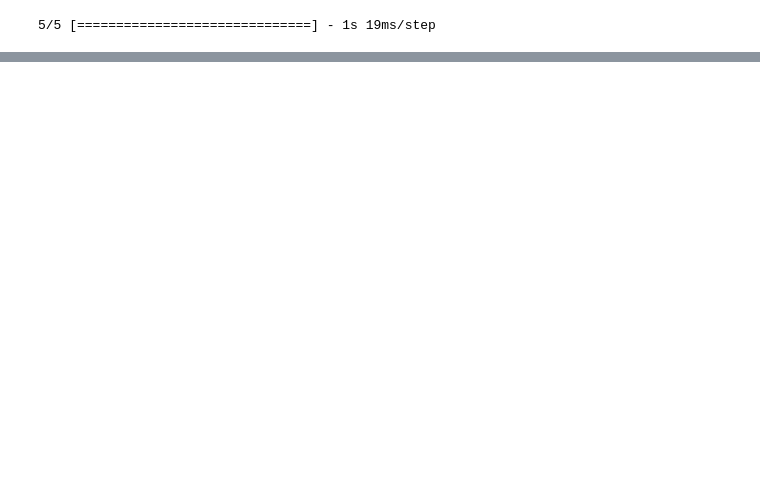
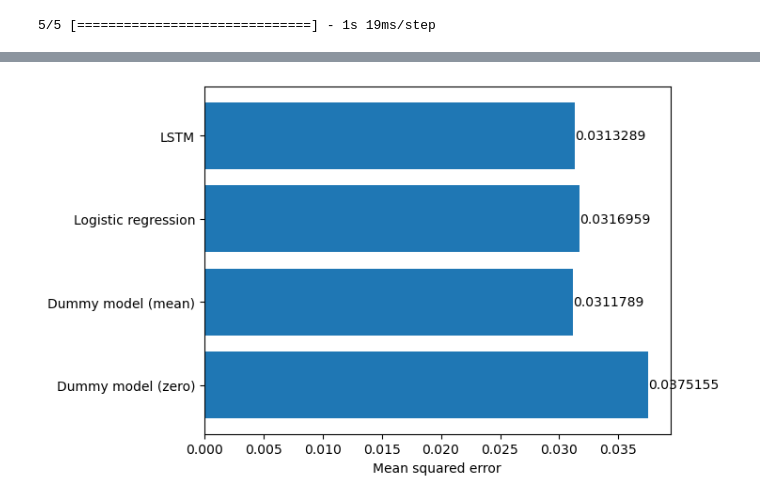
Before and after one commit to s-kganz/ForestLST, a Jupyter notebook: notebooks/build_model_v2.ipynb, the cells around one changed output, grey strips where cells are left out. Drawn from its saved outputs; the diff is of its cells as text; code cells hidden in the pictures; blank space fills up the shorter version.

```diff
--- a/notebooks/build_model_v2.ipynb
+++ b/notebooks/build_model_v2.ipynb
@@ -363,0 +391,2 @@ array([1.0450015, 1.0450015, 1.0450015, 1.0450015, 1.0450015, 1.0450015,
+# %%
+loss_lstm = m.evaluate(ds_test.batch(64))
@@ -363,0 +395,2 @@ array([1.0450015, 1.0450015, 1.0450015, 1.0450015, 1.0450015, 1.0450015,
+# %%
+loss_logreg = m_logreg.evaluate(ds_test.batch(64))
@@ -363,0 +399,13 @@ array([1.0450015, 1.0450015, 1.0450015, 1.0450015, 1.0450015, 1.0450015,
+# %%
+# What about guessing the mean?
+loss_dummy_mean = keras.losses.mean_squared_error(y_test, np.mean(y_test))
+# %%
+ax = plt.barh(
+    ["Dummy model (zero)", "Dummy model (mean)", "Logistic regression", "LSTM"],
+    [loss_dummy, loss_dummy_mean, loss_logreg, loss_lstm]
+)
+plt.bar_label(ax, label_type='edge')
+plt.xlabel("Mean squared error")
+plt.show()
+# %% [output]
+[figure, added]
```
Also changed, not shown: parts of 18 cells of this notebook.
